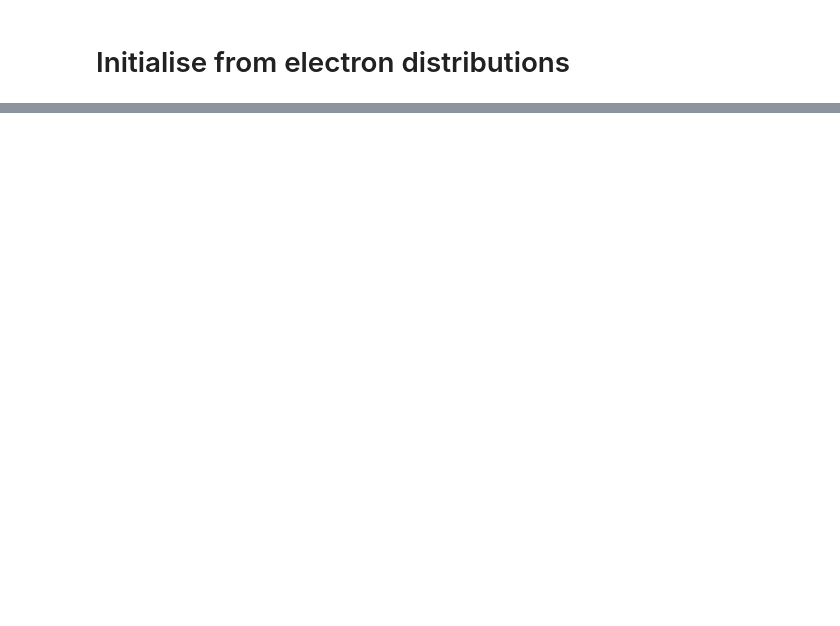
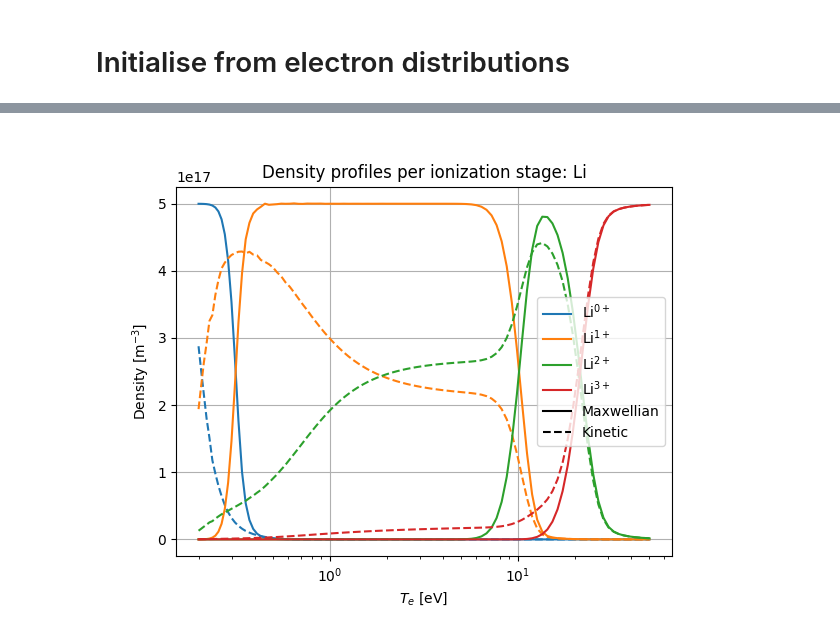
Before and after one commit to Plasdom/SIKE, a Jupyter notebook: demo/demo.ipynb, the cells around one changed output, grey strips where cells are left out. Drawn from its saved outputs; the diff is of its cells as text; code cells hidden in the pictures; blank space fills up the shorter version.

```diff
--- a/demo/demo.ipynb
+++ b/demo/demo.ipynb
@@ -85,0 +88,4 @@ plot_Zavg(r,'Li',log=True)
+# %%
+plot_Z_dens(r,'Li',logx=True)
+# %% [output]
+[figure, added]
```
Also changed, not shown: parts of 6 cells of this notebook, 3 other files.
